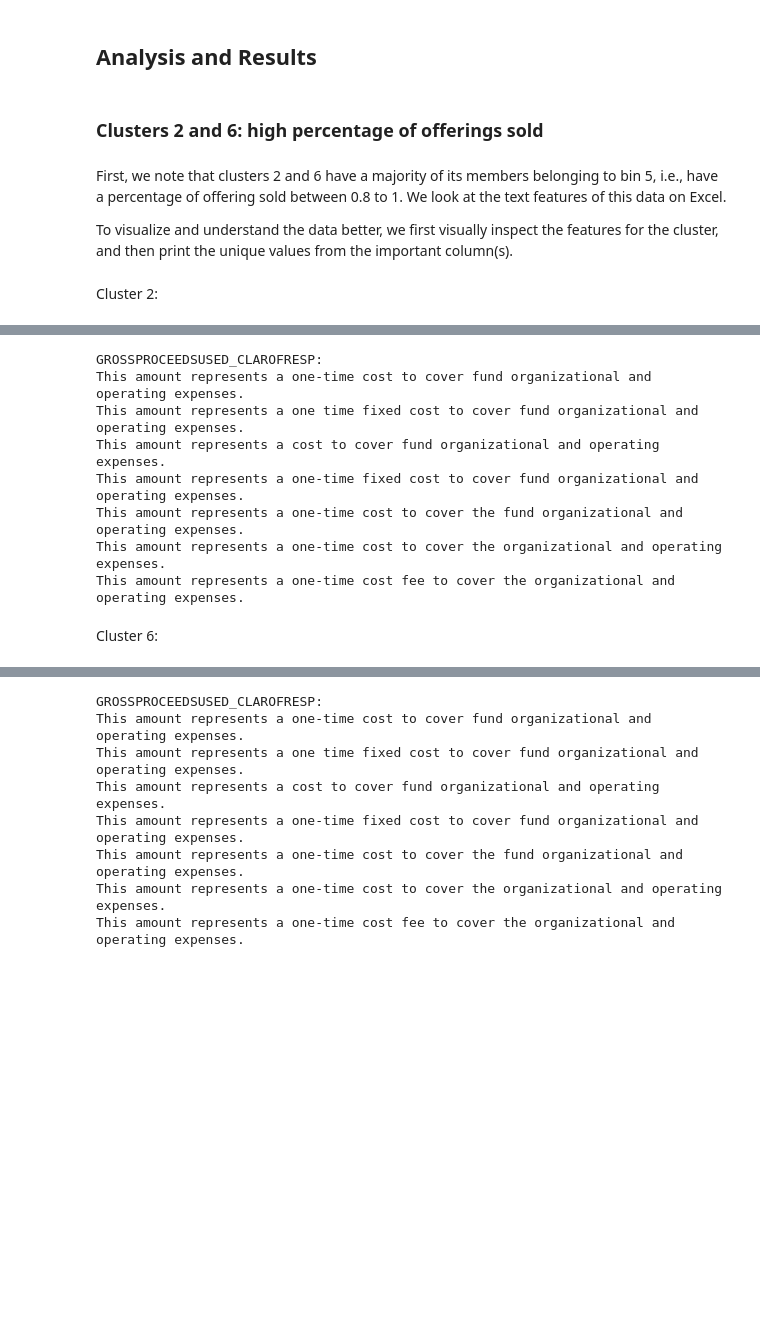
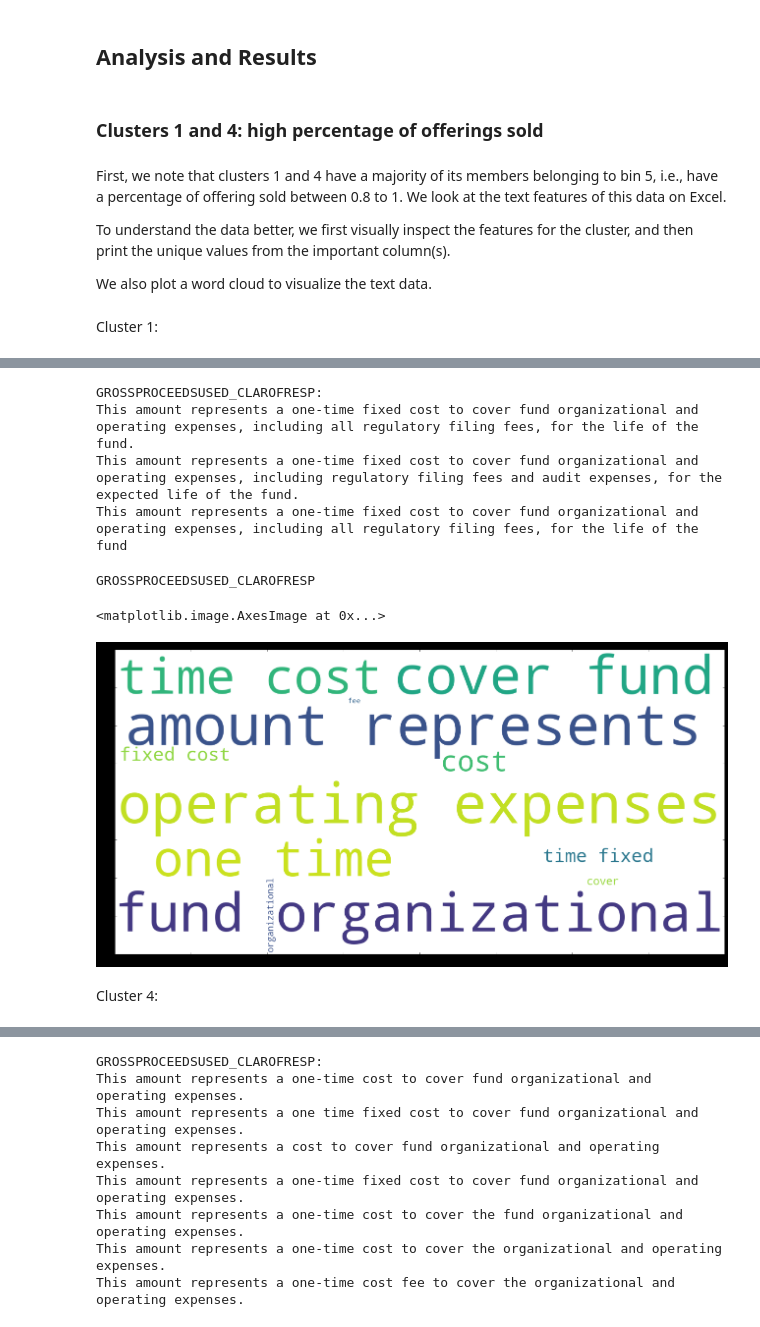
Before and after one commit to uday-31/Analyzing-Form-D-Submissions, a Jupyter notebook: Financial Data Science II Final Project.ipynb, the cells around one changed output, grey strips where cells are left out. Drawn from its saved outputs; the diff is of its cells as text; code cells hidden in the pictures; blank space fills up the shorter version.

Commit message:
analysis 1 – add WordCloud visualizations

```diff
--- a/Financial Data Science II Final Project.ipynb
+++ b/Financial Data Science II Final Project.ipynb
@@ -485,17 +483,19 @@ plt.show()
 # %% [markdown]
 ## Analysis and Results
 # %% [markdown]
-### Clusters 2 and 6: high percentage of offerings sold
+### Clusters 1 and 4: high percentage of offerings sold
 # %% [markdown]
-First, we note that clusters 2 and 6 have a majority of its members belonging to bin 5, i.e., have a percentage of offering sold between 0.8 to 1. We look at the text features of this data on Excel.
+First, we note that clusters 1 and 4 have a majority of its members belonging to bin 5, i.e., have a percentage of offering sold between 0.8 to 1. We look at the text features of this data on Excel.
 
-To visualize and understand the data better, we first visually inspect the features for the cluster, and then print the unique values from the important column(s).
+To understand the data better, we first visually inspect the features for the cluster, and then print the unique values from the important column(s).
+
+We also plot a word cloud to visualize the text data.
 # %% [markdown]
-Cluster 2:
+Cluster 1:
 # %%
-idx = y_binned[kmout.labels_ == 1].index
+idx = y_binned[kmout.labels_ == 0].index
 #df[text_cols+['TOTALOFFERINGAMOUNT','TOTALAMOUNTSOLD']].iloc[idx].to_excel('test.xlsx')
-df[text_cols+['TOTALOFFERINGAMOUNT','TOTALAMOUNTSOLD']].iloc[idx].head(5)
+df[text_cols].iloc[idx].head(5)
 # %% [output]
 |  | DESCRIPTIONOFOTHERTYPE | BUSCOMBCLARIFICATIONOFRESP | SALESAMTCLARIFICATIONOFRESP | FINDERFEECLARIFICATIONOFRESP | ... |
 | 2 | Not Applicable | Not Applicable | Not Applicable | Not Applicable | ... |
@@ -505,19 +505,25 @@ df[text_cols+['TOTALOFFERINGAMOUNT','TOTALAMOUNTSOLD']].iloc[idx].head(5)
 | 62 | Not Applicable | Not Applicable | Not Applicable | Not Applicable | ... |
 # %%
 print("GROSSPROCEEDSUSED_CLAROFRESP:")
-examples = df[text_cols+['TOTALOFFERINGAMOUNT','TOTALAMOUNTSOLD']].iloc[idx].GROSSPROCEEDSUSED_CLAROFRESP.unique()
+examples = df[text_cols].iloc[idx].GROSSPROCEEDSUSED_CLAROFRESP.unique()
 examples = [item for item in examples if item != "Not Applicable"]
 for item in examples:
     print(item)
 # %% [output]
 GROSSPROCEEDSUSED_CLAROFRESP:
-This amount represents a one-time cost to cover fund organizational and operating expenses.
-This amount represents a one time fixed cost to cover fund organizational and operating expenses.
-This amount represents a cost to cover fund organizational and operating expenses.
-This amount represents a one-time fixed cost to cover fund organizational and operating expenses.
-This amount represents a one-time cost to cover the fund organizational and operating expenses.
-This amount represents a one-time cost to cover the organizational and operating expenses.
-This amount represents a one-time cost fee to cover the organizational and operating expenses.
+This amount represents a one-time fixed cost to cover fund organizational and operating expenses, including all regulatory filing fees, for the life of the fund.
+This amount represents a one-time fixed cost to cover fund organizational and operating expenses, including regulatory filing fees and audit expenses, for the expected life of the fund.
+This amount represents a one-time fixed cost to cover fund organizational and operating expenses, including all regulatory filing fees, for the life of the fund
+# %%
+plt.style.use('classic')
+wordcloud = WordCloud(background_color="white",width=1600, height=800,collocations=2).generate(' '.join(df[text_cols].iloc[idx].GROSSPROCEEDSUSED_CLAROFRESP.tolist()))
+plt.figure( figsize=(20,10), facecolor='k')
+print("GROSSPROCEEDSUSED_CLAROFRESP")
+plt.imshow(wordcloud)
+# %% [output]
+GROSSPROCEEDSUSED_CLAROFRESP
+<matplotlib.image.AxesImage at 0x...>
+[figure, added]
 # %% [markdown]
-Cluster 6:
+Cluster 4:
 # %%
```
Also changed, not shown: parts of 25 cells of this notebook.
